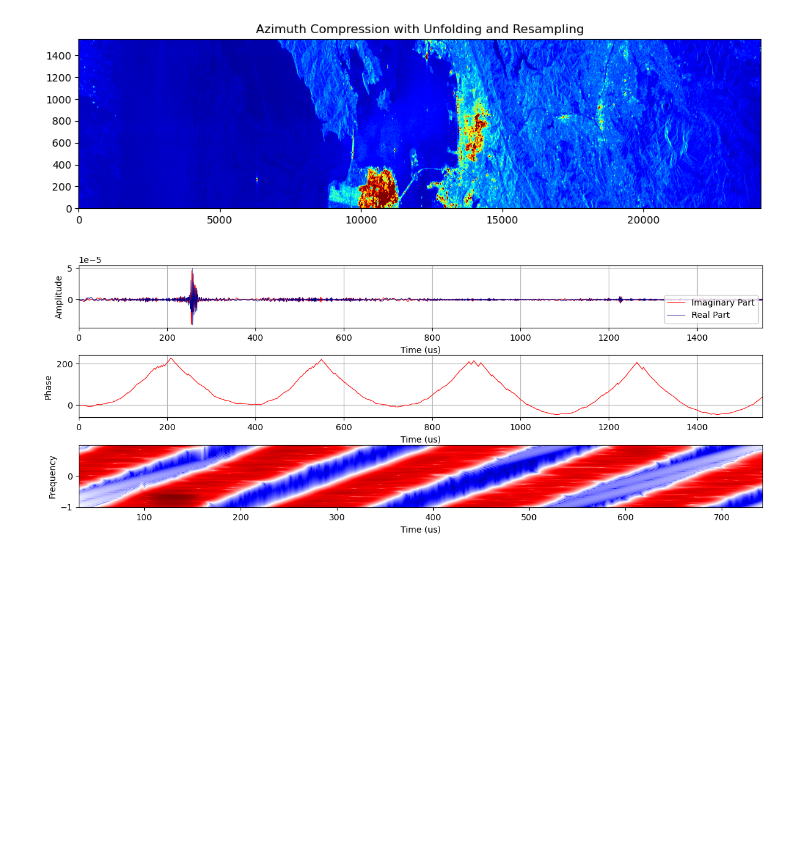
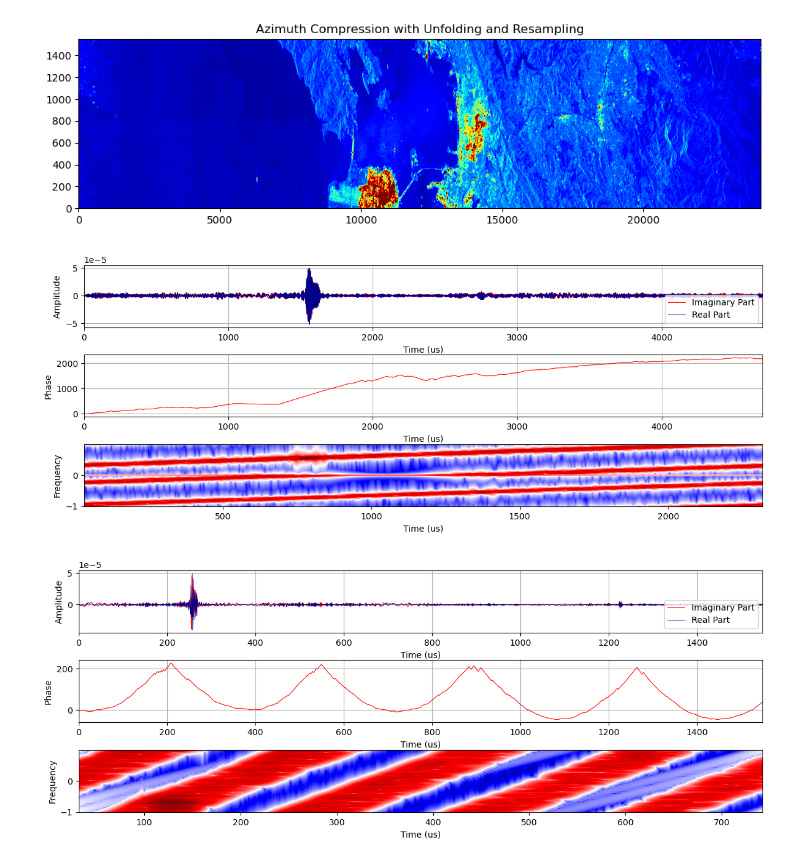
Before and after one commit to AndrewPlayer3/sar_processing, a Jupyter notebook: s1_level0/level_1.ipynb, the cells around one changed output. Cells and saved outputs as stored; diff of their text form; code cells hidden in the pictures; blank space fills up the shorter version.

```diff
--- a/s1_level0/level_1.ipynb
+++ b/s1_level0/level_1.ipynb
@@ -975,8 +978,10 @@ plot_signals(output, do_pop_out=False, title='Azimuth Compression with Unfolding
 # %% [output]
 [figure]
 # %%
+plot_signal_components(azimuth_compressed[:, 6334])
 plot_signal_components(output[:, 6334])
 # %% [output]
-[figure, old version]
+[figure, new version]
+[figure, added]
 # %%
 save_image(output, 'output.tif')
```
Also changed, not shown: parts of 2 cells of this notebook.
